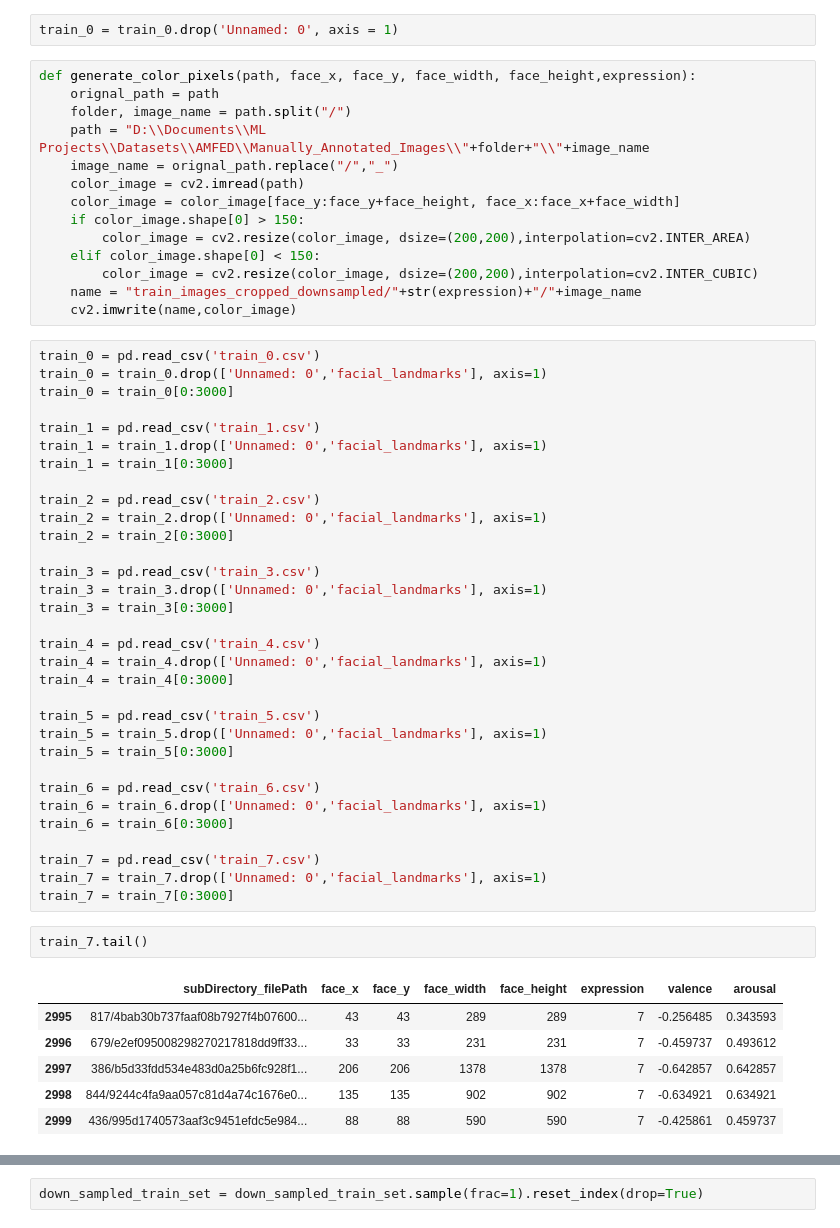
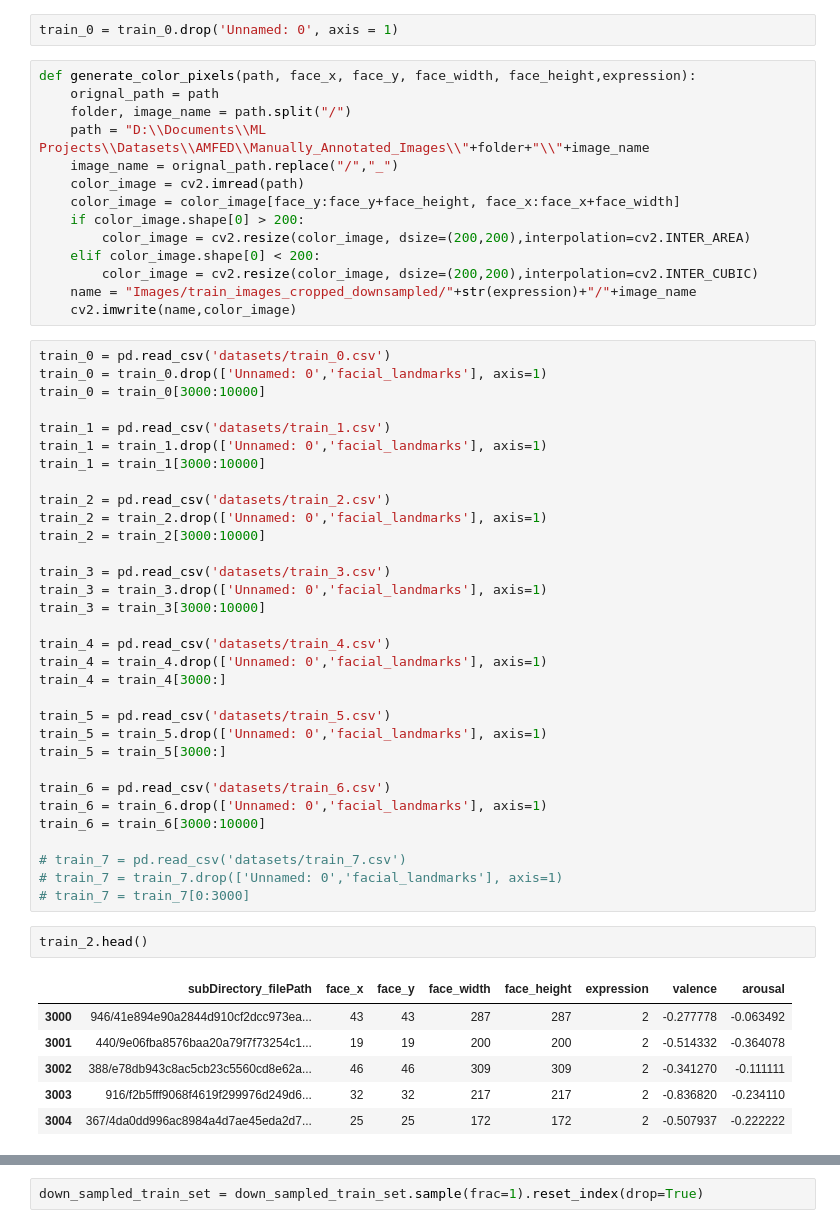
Before and after one commit to nikhil-salodkar/facial_expression, a Jupyter notebook: create_dataset.ipynb, the cells around one changed output, grey strips where cells are left out. Drawn from its saved outputs; the diff is of its cells as text.

```diff
--- a/create_dataset.ipynb
+++ b/create_dataset.ipynb
@@ -170,51 +77,51 @@ def generate_color_pixels(path, face_x, face_y, face_width, face_height,expressi
     image_name = orignal_path.replace("/","_")
     color_image = cv2.imread(path)
     color_image = color_image[face_y:face_y+face_height, face_x:face_x+face_width]
-    if color_image.shape[0] > 150:
+    if color_image.shape[0] > 200:
         color_image = cv2.resize(color_image, dsize=(200,200),interpolation=cv2.INTER_AREA)
-    elif color_image.shape[0] < 150:
+    elif color_image.shape[0] < 200:
         color_image = cv2.resize(color_image, dsize=(200,200),interpolation=cv2.INTER_CUBIC)
-    name = "train_images_cropped_downsampled/"+str(expression)+"/"+image_name
+    name = "Images/train_images_cropped_downsampled/"+str(expression)+"/"+image_name
     cv2.imwrite(name,color_image)
 # %%
-train_0 = pd.read_csv('train_0.csv')
+train_0 = pd.read_csv('datasets/train_0.csv')
 train_0 = train_0.drop(['Unnamed: 0','facial_landmarks'], axis=1)
-train_0 = train_0[0:3000]
+train_0 = train_0[3000:10000]
 
-train_1 = pd.read_csv('train_1.csv')
+train_1 = pd.read_csv('datasets/train_1.csv')
 train_1 = train_1.drop(['Unnamed: 0','facial_landmarks'], axis=1)
-train_1 = train_1[0:3000]
+train_1 = train_1[3000:10000]
 
-train_2 = pd.read_csv('train_2.csv')
+train_2 = pd.read_csv('datasets/train_2.csv')
 train_2 = train_2.drop(['Unnamed: 0','facial_landmarks'], axis=1)
-train_2 = train_2[0:3000]
+train_2 = train_2[3000:10000]
 
-train_3 = pd.read_csv('train_3.csv')
+train_3 = pd.read_csv('datasets/train_3.csv')
 train_3 = train_3.drop(['Unnamed: 0','facial_landmarks'], axis=1)
-train_3 = train_3[0:3000]
+train_3 = train_3[3000:10000]
 
-train_4 = pd.read_csv('train_4.csv')
+train_4 = pd.read_csv('datasets/train_4.csv')
 train_4 = train_4.drop(['Unnamed: 0','facial_landmarks'], axis=1)
-train_4 = train_4[0:3000]
+train_4 = train_4[3000:]
 
-train_5 = pd.read_csv('train_5.csv')
+train_5 = pd.read_csv('datasets/train_5.csv')
 train_5 = train_5.drop(['Unnamed: 0','facial_landmarks'], axis=1)
-train_5 = train_5[0:3000]
+train_5 = train_5[3000:]
 
-train_6 = pd.read_csv('train_6.csv')
+train_6 = pd.read_csv('datasets/train_6.csv')
 train_6 = train_6.drop(['Unnamed: 0','facial_landmarks'], axis=1)
-train_6 = train_6[0:3000]
+train_6 = train_6[3000:10000]
 
-train_7 = pd.read_csv('train_7.csv')
-train_7 = train_7.drop(['Unnamed: 0','facial_landmarks'], axis=1)
-train_7 = train_7[0:3000]
+# train_7 = pd.read_csv('datasets/train_7.csv')
+# train_7 = train_7.drop(['Unnamed: 0','facial_landmarks'], axis=1)
+# train_7 = train_7[0:3000]
-# %%
-train_7.tail()
-# %% [output]
-|  | subDirectory_filePath | face_x | face_y | face_width | face_height | expression | valence | arousal |
-| 2995 | 817/4bab30b737faaf08b7927f4b07600... | 43 | 43 | 289 | 289 | 7 | -0.256485 | 0.343593 |
-| 2996 | 679/e2ef095008298270217818dd9ff33... | 33 | 33 | 231 | 231 | 7 | -0.459737 | 0.493612 |
-| 2997 | 386/b5d33fdd534e483d0a25b6fc928f1... | 206 | 206 | 1378 | 1378 | 7 | -0.642857 | 0.642857 |
-| 2998 | 844/9244c4fa9aa057c81d4a74c1676e0... | 135 | 135 | 902 | 902 | 7 | -0.634921 | 0.634921 |
-| 2999 | 436/995d1740573aaf3c9451efdc5e984... | 88 | 88 | 590 | 590 | 7 | -0.425861 | 0.459737 |
+# %%
+train_2.head()
+# %% [output]
+|  | subDirectory_filePath | face_x | face_y | face_width | face_height | expression | valence | arousal |
+| 3000 | 946/41e894e90a2844d910cf2dcc973ea... | 43 | 43 | 287 | 287 | 2 | -0.277778 | -0.063492 |
+| 3001 | 440/9e06fba8576baa20a79f7f73254c1... | 19 | 19 | 200 | 200 | 2 | -0.514332 | -0.364078 |
+| 3002 | 388/e78db943c8ac5cb23c5560cd8e62a... | 46 | 46 | 309 | 309 | 2 | -0.341270 | -0.111111 |
+| 3003 | 916/f2b5fff9068f4619f299976d249d6... | 32 | 32 | 217 | 217 | 2 | -0.836820 | -0.234110 |
+| 3004 | 367/4da0dd996ac8984a4d7ae45eda2d7... | 25 | 25 | 172 | 172 | 2 | -0.507937 | -0.222222 |
 # %%
```
Also changed, not shown: parts of 35 cells of this notebook.
